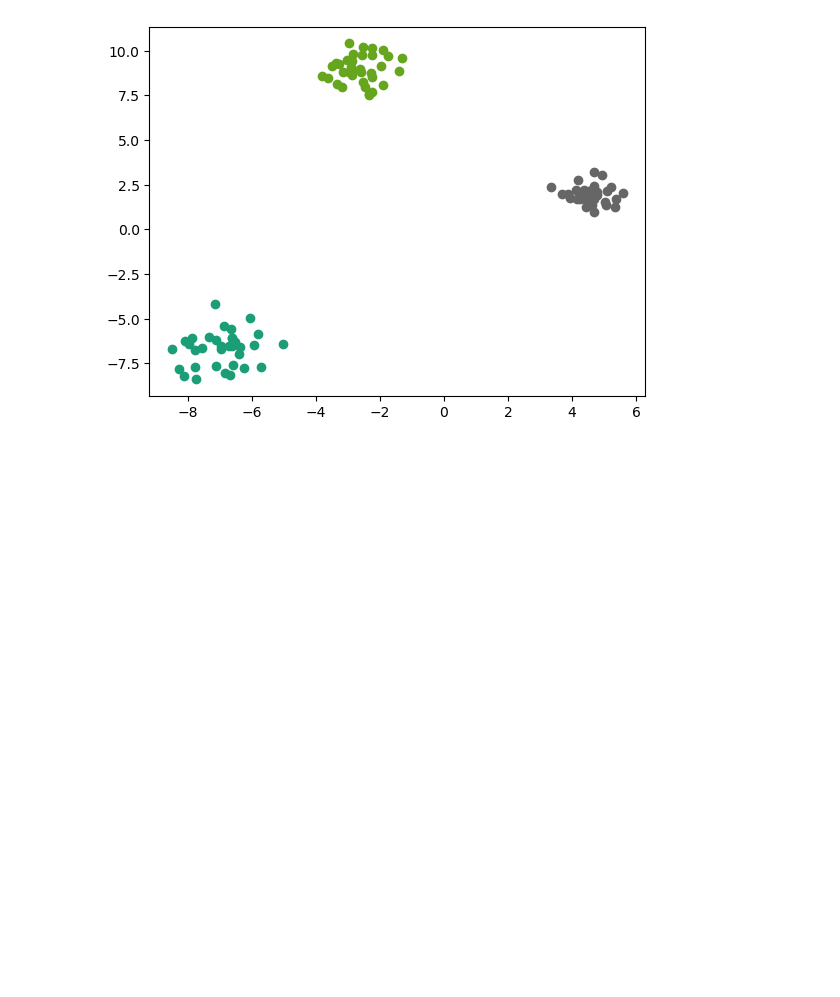
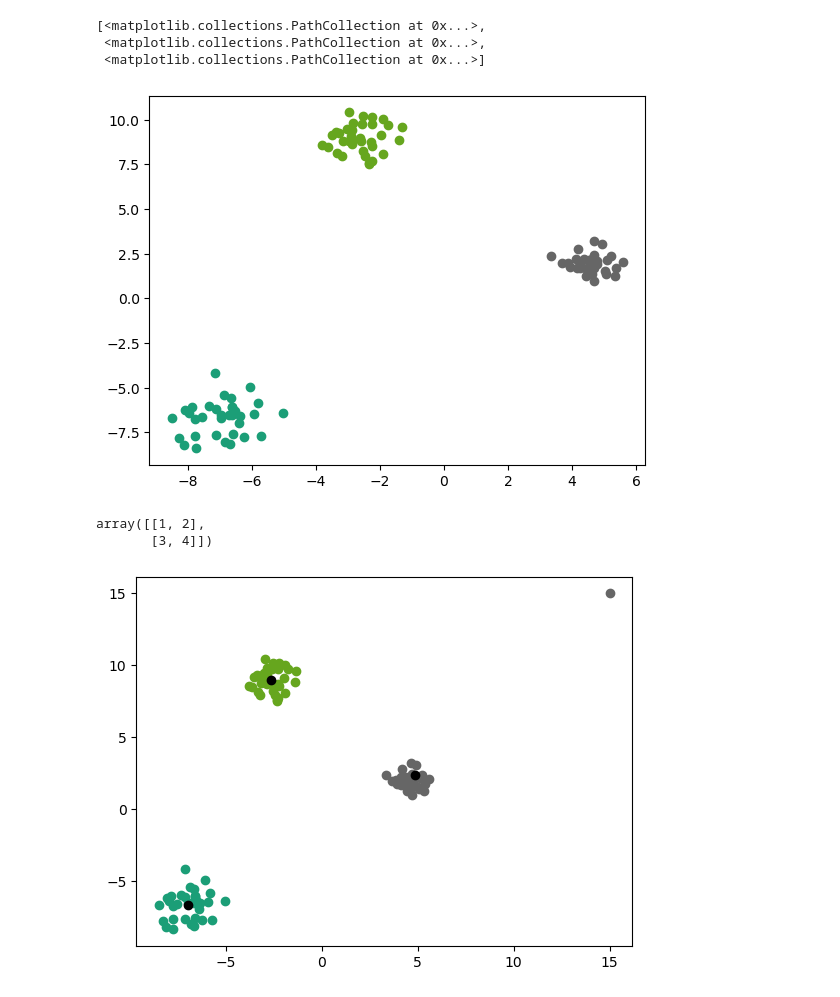
Before and after one commit to GreatestTrain/clustering, a Jupyter notebook: 03-kmeans.ipynb, the cells around one changed output. Drawn from its saved outputs; the diff is of its cells as text; code cells hidden in the pictures; blank space fills up the shorter version.

```diff
--- a/03-kmeans.ipynb
+++ b/03-kmeans.ipynb
@@ -15,11 +13,13 @@ x, y = make_blobs(n_samples=100, n_features=2, centers=3, cluster_std=[0.75,0.5,
 def plot_blobs(x, y, ax, cmap='viridis'):
     labels = np.unique(y)
     cmap_ = plt.get_cmap(cmap, lut=len(labels))
+    ar = []
     for label in labels:
         sub_idx = np.argwhere(y == label).ravel()
         sub_x = x[sub_idx]
         sub_y = y[sub_idx]
-        ax.scatter(sub_x[:,0], sub_x[:,1], color=cmap_(label), label=label)
+        ar.append(ax.scatter(sub_x[:,0], sub_x[:,1], color=cmap_(label), label=label))
+    return ar
 # %%
 from kmeans import KMeans
 # %%
@@ -35,4 +35,12 @@ pred = model.get_labels()
 plot_blobs(x, pred, ax=plt.gca(), cmap='Dark2')
 plot_blobs(model.centers, np.arange(0,len(model.centers)), ax=plt.gca(), cmap='Dark2')
 # %% [output]
+[<matplotlib.collections.PathCollection at 0x...>,
+ <matplotlib.collections.PathCollection at 0x...>,
+ <matplotlib.collections.PathCollection at 0x...>]
 [figure]
+# %%
+np.append([[1,2]], [[3,4]], axis=0)
+# %% [output]
+array([[1, 2],
+       [3, 4]])
@@ -38,0 +49,18 @@ plot_blobs(model.centers, np.arange(0,len(model.centers)), ax=plt.gca(), cmap='D
+# %%
+fig = plt.gcf()
+ax = plt.gca()
+
+def update(new_value: float):
+    ax.cla()
+    new_x = np.append(x, [[new_value, new_value]], axis=0)
+    model.train_data = new_x
+    model.optimize(1000)
+    pred_new = model.get_labels()
+    new_cm = colors.ListedColormap(colors=['black', 'black', 'black'])
+    ar1 = plot_blobs(new_x, pred_new, ax=ax, cmap='Dark2')
+    ar2 = plot_blobs(model.centers, np.arange(0,len(model.centers)), ax=ax, cmap=new_cm)
+    return ar1 + ar2
+ani = FuncAnimation(fig, func=update, frames=np.arange(15,100,1), blit=True)
+plt.show()
+# %% [output]
+[figure, added]
```
Also changed, not shown: parts of 5 cells of this notebook, 2 other files.
